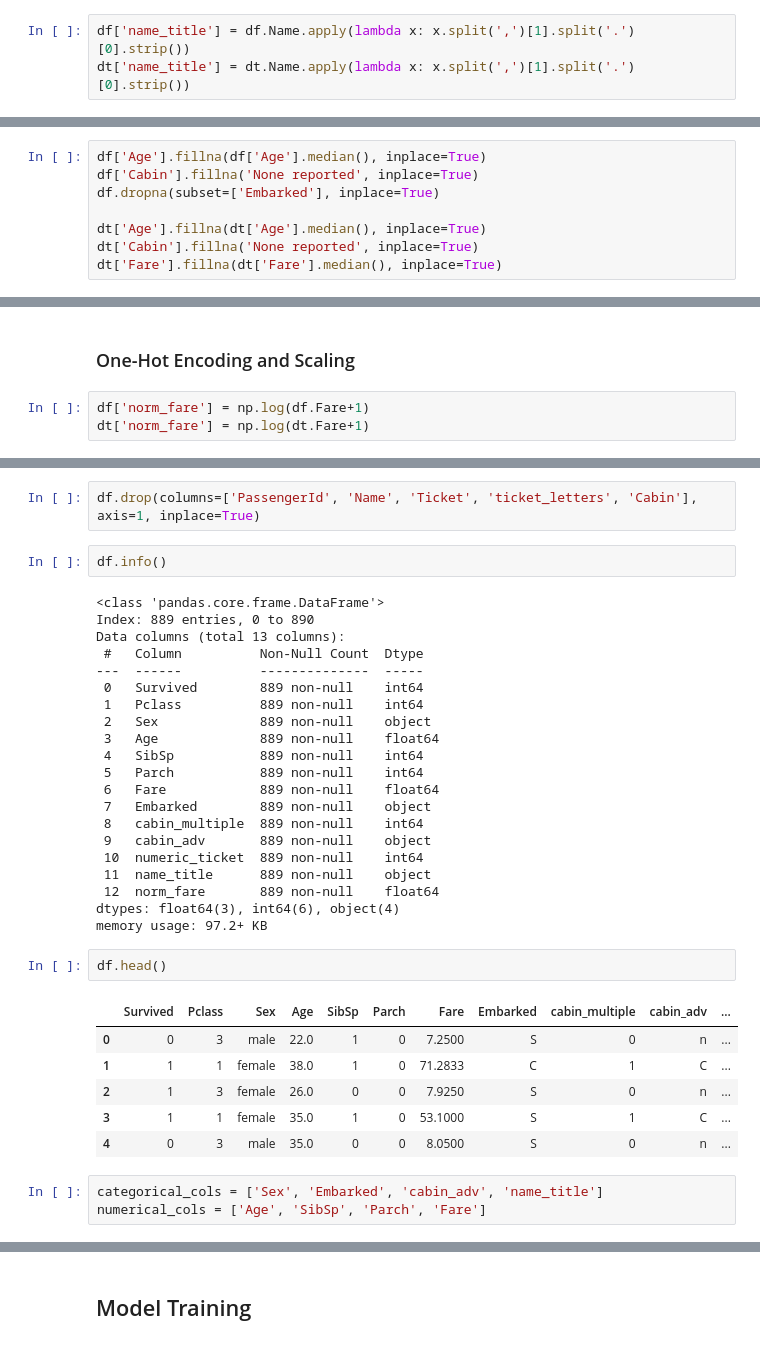
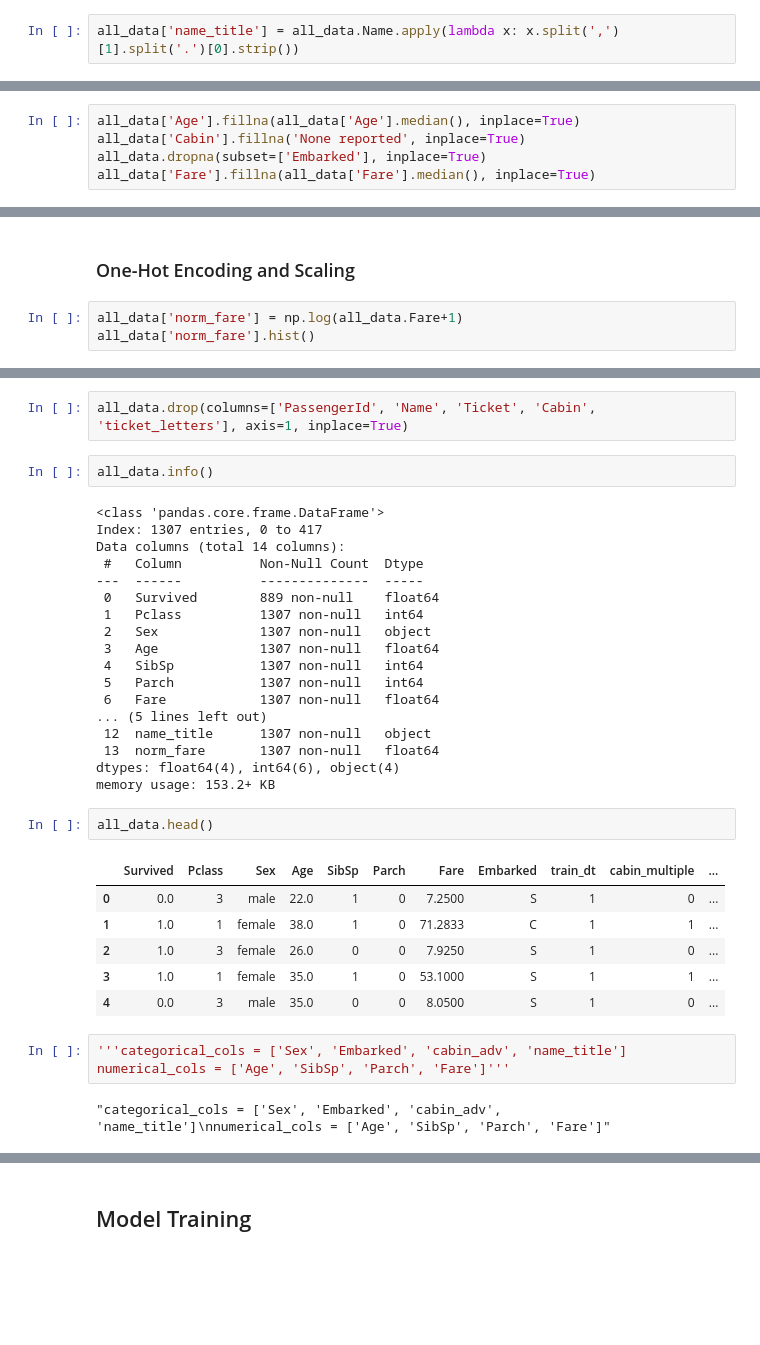
Before and after one commit to machiwao/ml-development, a Jupyter notebook: kaggle_Titanic.ipynb, the cells around one changed output, grey strips where cells are left out. Cells and saved outputs as stored; diff of their text form; blank space fills up the shorter version.

```diff
--- a/kaggle_Titanic.ipynb
+++ b/kaggle_Titanic.ipynb
@@ -316,5 +316,4 @@ pd.pivot_table(df,index='Survived',columns='ticket_letters', values = 'Ticket',
 2 rows × 29 columns
 # %%
-df['name_title'] = df.Name.apply(lambda x: x.split(',')[1].split('.')[0].strip())
-dt['name_title'] = dt.Name.apply(lambda x: x.split(',')[1].split('.')[0].strip())
+all_data['name_title'] = all_data.Name.apply(lambda x: x.split(',')[1].split('.')[0].strip())
 # %%
@@ -343,10 +341,7 @@ dtype: int64
 # %% [markdown]
 ### Handling Missing Values
 # %%
-df['Age'].fillna(df['Age'].median(), inplace=True)
-df['Cabin'].fillna('None reported', inplace=True)
-df.dropna(subset=['Embarked'], inplace=True)
-
-dt['Age'].fillna(dt['Age'].median(), inplace=True)
-dt['Cabin'].fillna('None reported', inplace=True)
-dt['Fare'].fillna(dt['Fare'].median(), inplace=True)
+all_data['Age'].fillna(all_data['Age'].median(), inplace=True)
+all_data['Cabin'].fillna('None reported', inplace=True)
+all_data.dropna(subset=['Embarked'], inplace=True)
+all_data['Fare'].fillna(all_data['Fare'].median(), inplace=True)
@@ -396,5 +389,5 @@ dtype: int64
 # %% [markdown]
 ### One-Hot Encoding and Scaling
 # %%
-df['norm_fare'] = np.log(df.Fare+1)
-dt['norm_fare'] = np.log(dt.Fare+1)
+all_data['norm_fare'] = np.log(all_data.Fare+1)
+all_data['norm_fare'].hist()
@@ -421,37 +417,36 @@ memory usage: 132.0+ KB
 # %%
-df.drop(columns=['PassengerId', 'Name', 'Ticket', 'ticket_letters', 'Cabin'], axis=1, inplace=True)
+all_data.drop(columns=['PassengerId', 'Name', 'Ticket', 'Cabin', 'ticket_letters'], axis=1, inplace=True)
 # %%
-df.info()
+all_data.info()
 # %% [output]
 <class 'pandas.core.frame.DataFrame'>
-Index: 889 entries, 0 to 890
-Data columns (total 13 columns):
+Index: 1307 entries, 0 to 417
+Data columns (total 14 columns):
  #   Column          Non-Null Count  Dtype
 ---  ------          --------------  -----
- 0   Survived        889 non-null    int64
- 1   Pclass          889 non-null    int64
- 2   Sex             889 non-null    object
- 3   Age             889 non-null    float64
- 4   SibSp           889 non-null    int64
- 5   Parch           889 non-null    int64
- 6   Fare            889 non-null    float64
- 7   Embarked        889 non-null    object
- 8   cabin_multiple  889 non-null    int64
- 9   cabin_adv       889 non-null    object
- 10  numeric_ticket  889 non-null    int64
- 11  name_title      889 non-null    object
- 12  norm_fare       889 non-null    float64
-dtypes: float64(3), int64(6), object(4)
-memory usage: 97.2+ KB
+ 0   Survived        889 non-null    float64
+ 1   Pclass          1307 non-null   int64
+ 2   Sex             1307 non-null   object
+ 3   Age             1307 non-null   float64
+ 4   SibSp           1307 non-null   int64
+ 5   Parch           1307 non-null   int64
+ 6   Fare            1307 non-null   float64
+... (5 lines left out)
+ 12  name_title      1307 non-null   object
+ 13  norm_fare       1307 non-null   float64
+dtypes: float64(4), int64(6), object(4)
+memory usage: 153.2+ KB
 # %%
-df.head()
+all_data.head()
 # %% [output]
-|  | Survived | Pclass | Sex | Age | SibSp | Parch | Fare | Embarked | cabin_multiple | cabin_adv | ... |
-| 0 | 0 | 3 | male | 22.0 | 1 | 0 | 7.2500 | S | 0 | n | ... |
-| 1 | 1 | 1 | female | 38.0 | 1 | 0 | 71.2833 | C | 1 | C | ... |
-| 2 | 1 | 3 | female | 26.0 | 0 | 0 | 7.9250 | S | 0 | n | ... |
-| 3 | 1 | 1 | female | 35.0 | 1 | 0 | 53.1000 | S | 1 | C | ... |
-| 4 | 0 | 3 | male | 35.0 | 0 | 0 | 8.0500 | S | 0 | n | ... |
+|  | Survived | Pclass | Sex | Age | SibSp | Parch | Fare | Embarked | train_dt | cabin_multiple | ... |
+| 0 | 0.0 | 3 | male | 22.0 | 1 | 0 | 7.2500 | S | 1 | 0 | ... |
+| 1 | 1.0 | 1 | female | 38.0 | 1 | 0 | 71.2833 | C | 1 | 1 | ... |
+| 2 | 1.0 | 3 | female | 26.0 | 0 | 0 | 7.9250 | S | 1 | 0 | ... |
+| 3 | 1.0 | 1 | female | 35.0 | 1 | 0 | 53.1000 | S | 1 | 1 | ... |
+| 4 | 0.0 | 3 | male | 35.0 | 0 | 0 | 8.0500 | S | 1 | 0 | ... |
 # %%
-categorical_cols = ['Sex', 'Embarked', 'cabin_adv', 'name_title']
-numerical_cols = ['Age', 'SibSp', 'Parch', 'Fare']
+'''categorical_cols = ['Sex', 'Embarked', 'cabin_adv', 'name_title']
+numerical_cols = ['Age', 'SibSp', 'Parch', 'Fare']'''
+# %% [output]
+"categorical_cols = ['Sex', 'Embarked', 'cabin_adv', 'name_title']\nnumerical_cols = ['Age', 'SibSp', 'Parch', 'Fare']"
```
Also changed, not shown: parts of 39 cells of this notebook.
